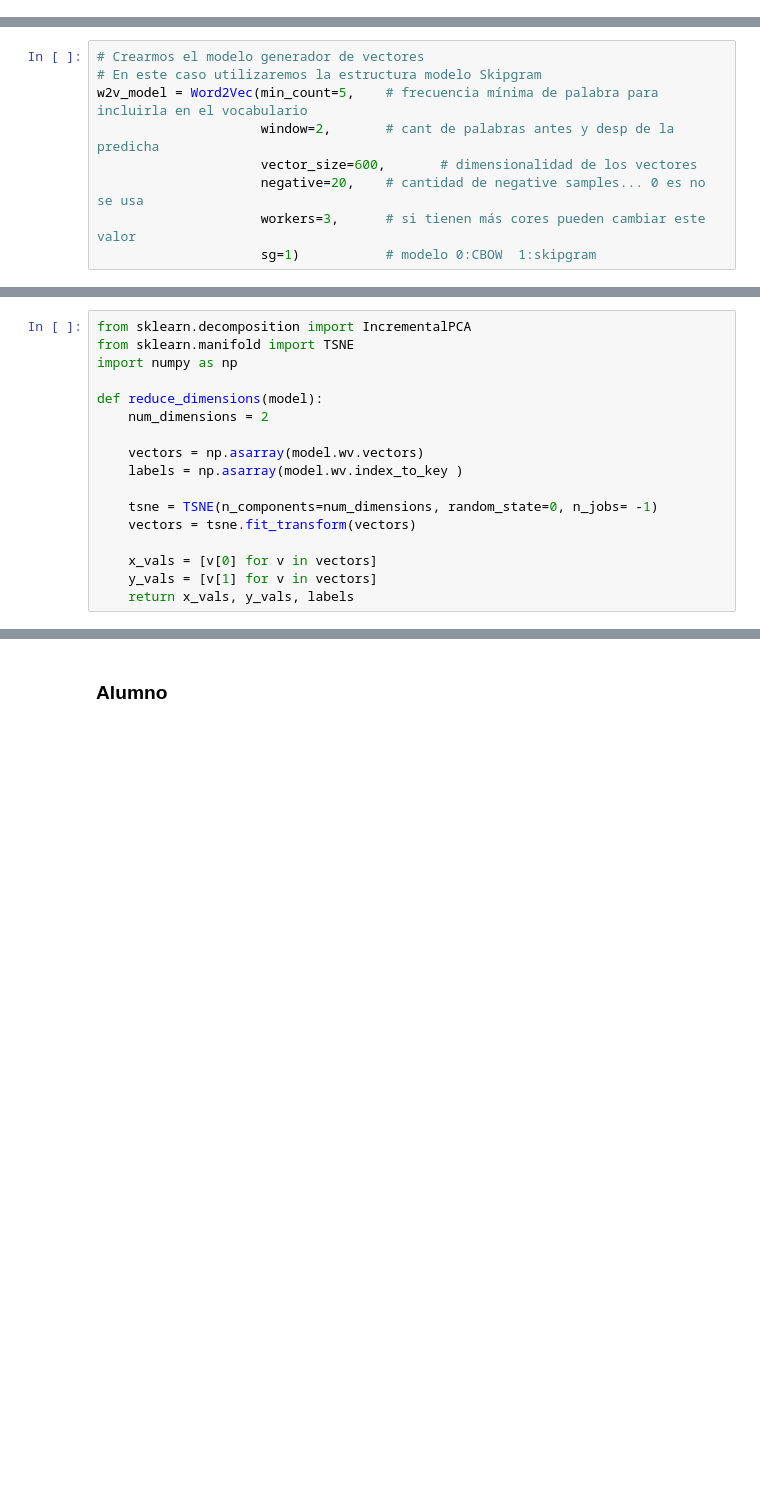
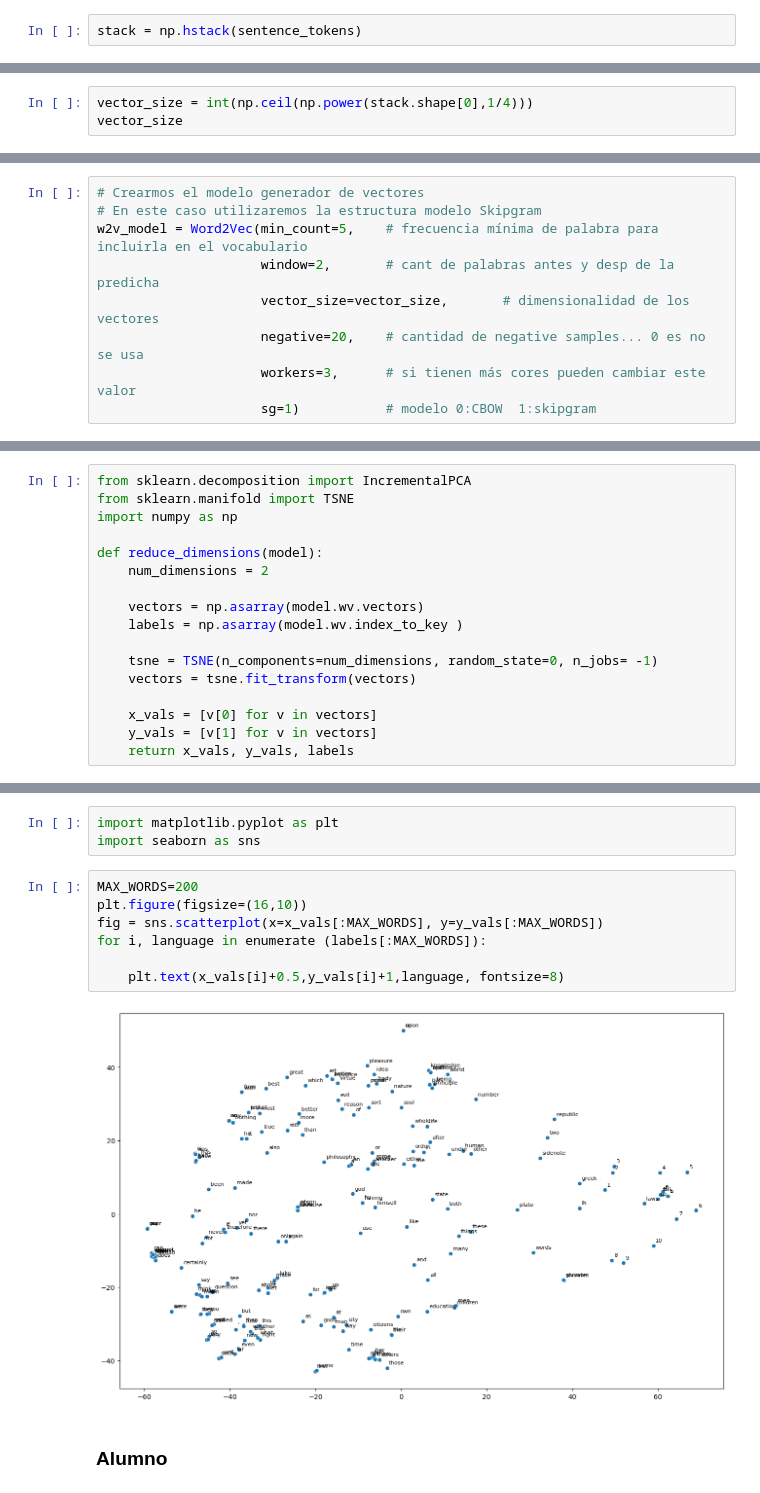
Before and after one commit to AbeRodz/NLP, a Jupyter notebook: clase_3/3b - Custom embedding con Gensim.ipynb, the cells around one changed output, grey strips where cells are left out. Saved outputs shown, nothing was run; the diff lists cells and outputs as text; blank space fills up the shorter version.

Commit message:
UPDATE: updated hw3, reduced embeddings dimensions

```diff
--- a/clase_3/3b - Custom embedding con Gensim.ipynb
+++ b/clase_3/3b - Custom embedding con Gensim.ipynb
@@ -48,0 +51,2 @@ for _, row in df[:None].iterrows():
+# %%
+stack = np.hstack(sentence_tokens)
@@ -48,0 +57,3 @@ for _, row in df[:None].iterrows():
+# %%
+vector_size = int(np.ceil(np.power(stack.shape[0],1/4)))
+vector_size
@@ -88,7 +101,7 @@ class callback(CallbackAny2Vec):
 # En este caso utilizaremos la estructura modelo Skipgram
 w2v_model = Word2Vec(min_count=5,    # frecuencia mínima de palabra para incluirla en el vocabulario
                      window=2,       # cant de palabras antes y desp de la predicha
-                     vector_size=600,       # dimensionalidad de los vectores
+                     vector_size=vector_size,       # dimensionalidad de los vectores
                      negative=20,    # cantidad de negative samples... 0 es no se usa
                      workers=3,      # si tienen más cores pueden cambiar este valor
                      sg=1)           # modelo 0:CBOW  1:skipgram
@@ -239,3 +250,15 @@ fig.show() # esto para plotly en colab
+# %%
+import matplotlib.pyplot as plt
+import seaborn as sns
+# %%
+MAX_WORDS=200
+plt.figure(figsize=(16,10))
+fig = sns.scatterplot(x=x_vals[:MAX_WORDS], y=y_vals[:MAX_WORDS])
+for i, language in enumerate (labels[:MAX_WORDS]):
+
+    plt.text(x_vals[i]+0.5,y_vals[i]+1,language, fontsize=8)
+# %% [output]
+[figure, added]
 # %% [markdown]
 ### Alumno
 # %% [markdown]
```
Also changed, not shown: parts of 12 cells of this notebook.
